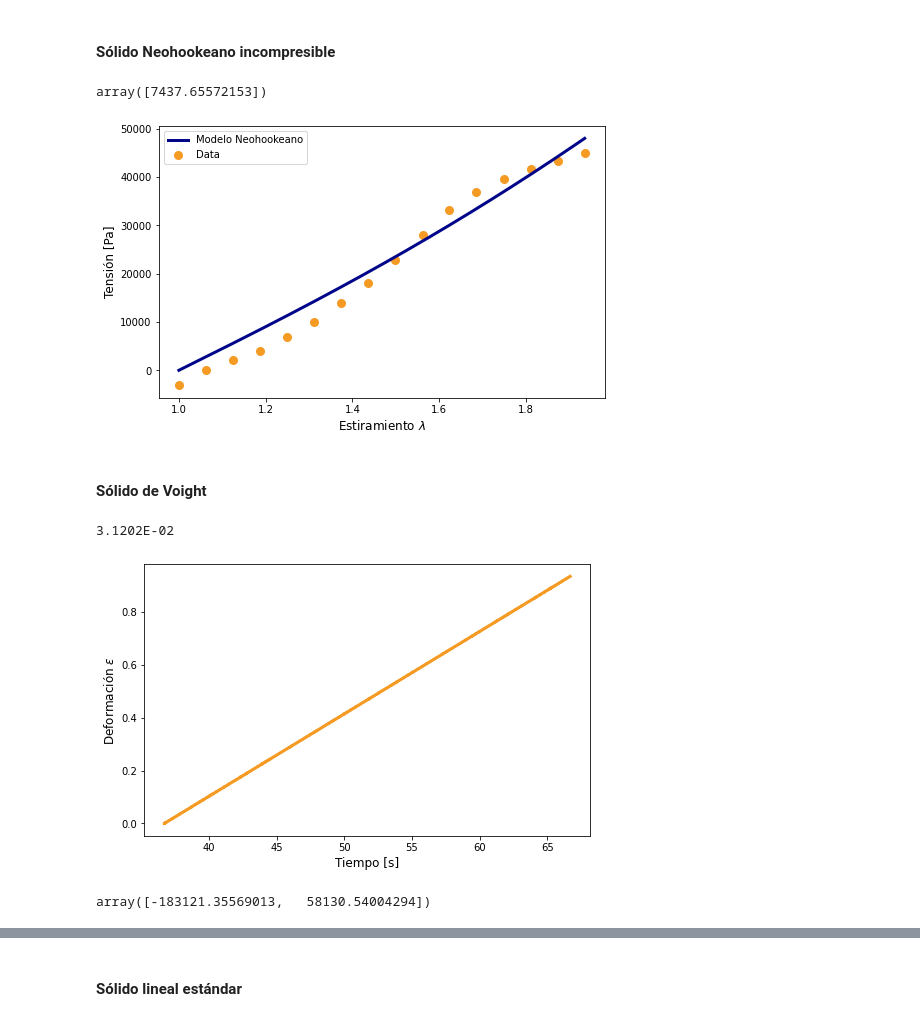
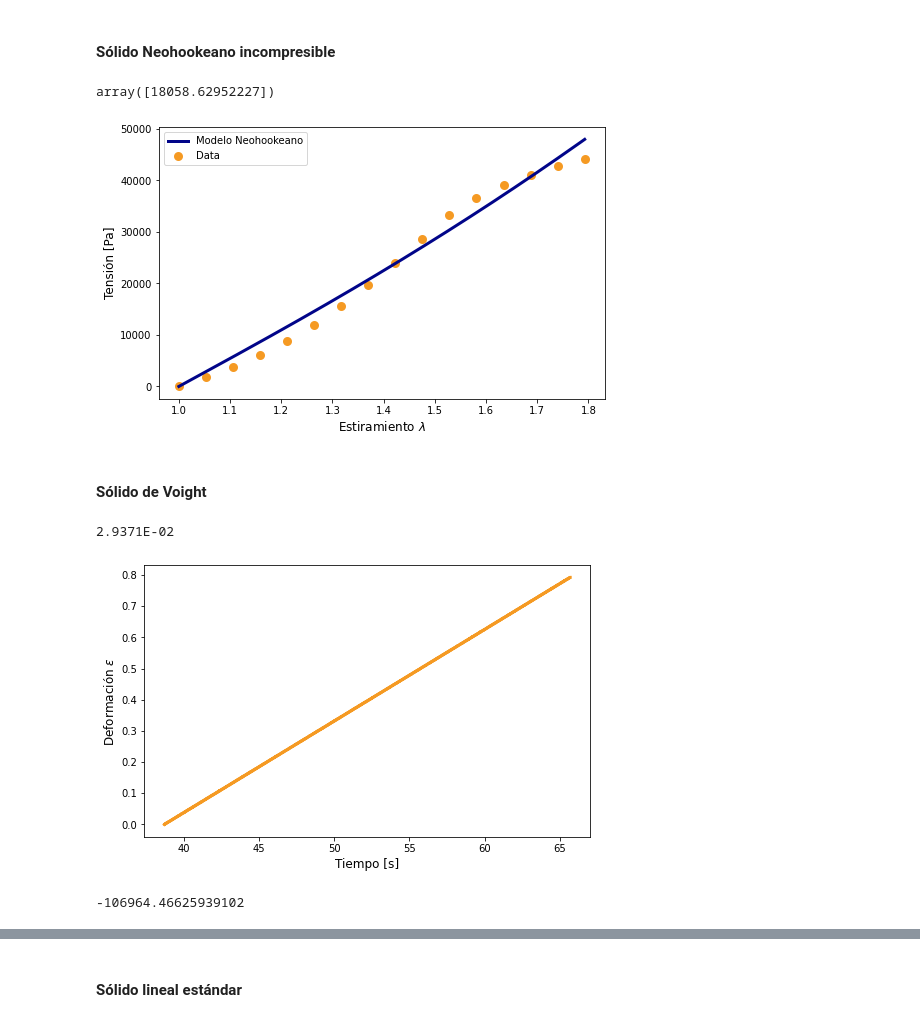
Before and after one commit to ivanvlam/IBM2020, a Jupyter notebook: Tarea 4/tarea-4.ipynb, the cells around one changed output, grey strips where cells are left out. Drawn from its saved outputs; the diff is of its cells as text; code cells hidden in the pictures.

```diff
--- a/Tarea 4/tarea-4.ipynb
+++ b/Tarea 4/tarea-4.ipynb
@@ -22,8 +22,8 @@ cycle_h = {
     '1': 3956   # End of the first oscillation
 }
 cycle_q = {
-    '0': 3670,  # Start of the experiment
-    'f': 6671,  # End of the experiment
+    '0': 3870,  # Start of the experiment
+    'f': 6571,  # End of the experiment
 }
 
 # Constants
@@ -270,7 +276,7 @@ stretch_q =  disp_q / disp_q[cycle_q['0']]  # Stretch
 #### Sólido Neohookeano incompresible
 # %%
 def neo_hookean(c, lam):
-    return 2 * c * (lam ** 2 - 1 / lam)
+    return c * (lam ** 2 - 1 / lam)
 # %%
 c_0 = 286
 
@@ -285,32 +291,32 @@ nh_c_fit, nh_cov = sp.leastsq(
         str_q[cycle_q['0']:cycle_q['f']]
     )
 )
+mu_nh = nh_c_fit
+mu_nh
+# %% [output]
+array([18058.62952227])
-# %%
-nh_c_fit
-# %% [output]
-array([7437.65572153])
 # %%
 fig = plt.figure(figsize=fig_size)
 plt.scatter(
-    stretch_q[cycle_q['0']:cycle_q['f']:200],
-    str_q[cycle_q['0']:cycle_q['f']:200],
+    stretch_q[cycle_q['0']:cycle_q['f']:180],
+    str_q[cycle_q['0']:cycle_q['f']:180],
     color=naranjo,
     linewidth=3,
     label='Data'
 )
 plt.plot(
     stretch_q[cycle_q['0']:cycle_q['f']],
     neo_hookean(nh_c_fit, stretch_q[cycle_q['0']:cycle_q['f']]),
     color=azul,
     linewidth=3,
     label='Modelo Neohookeano'
 )
 plt.legend()
 plt.xlabel(r'Estiramiento $\lambda$', fontsize=12)
 plt.ylabel('Tensión [Pa]', fontsize=12)
 plt.show()
 # %% [output]
-[figure, old version]
+[figure, new version]
 # %% [markdown]
 #### Sólido de Voight
 # %%
@@ -321,7 +327,7 @@ m = (def_q[cycle_q['f']] - def_q[cycle_q['0']]) / \
 # %%
 print('%.4E' % Decimal(m))
 # %% [output]
-3.1202E-02
+2.9371E-02
 # %%
 # Plot quasistatic data
 fig = plt.figure(figsize=fig_size)
@@ -336,7 +342,7 @@ plt.ylabel(r'Deformación $\epsilon$', fontsize=12)
 # plt.title('Quasistatic (Load vs. Displacement)', fontsize=14)
 plt.show()
 # %% [output]
-[figure, old version]
+[figure, new version]
 # %%
 def voight(c, lam):
     mu, E_v = c
@@ -349,17 +354,17 @@ def error_sls(c, x, y):
     return abs(y - voight(c, x))
 # %%
 v_c_fit, v_cov_c = sp.leastsq(
-    func=error_sls,
+    func=error_v,
     x0=c_1,
     args=(
         stretch_q[cycle_q['0']:cycle_q['f']],
         str_q[cycle_q['0']:cycle_q['f']]
     )
 )
+mu_v, _ = v_c_fit
+mu_v
+# %% [output]
+-106964.46625939102
-# %%
-v_c_fit
-# %% [output]
-array([-183121.35569013,   58130.54004294])
 # %%
 fig = plt.figure(figsize=fig_size)
 plt.scatter(
```
Also changed, not shown: parts of 19 cells of this notebook.
